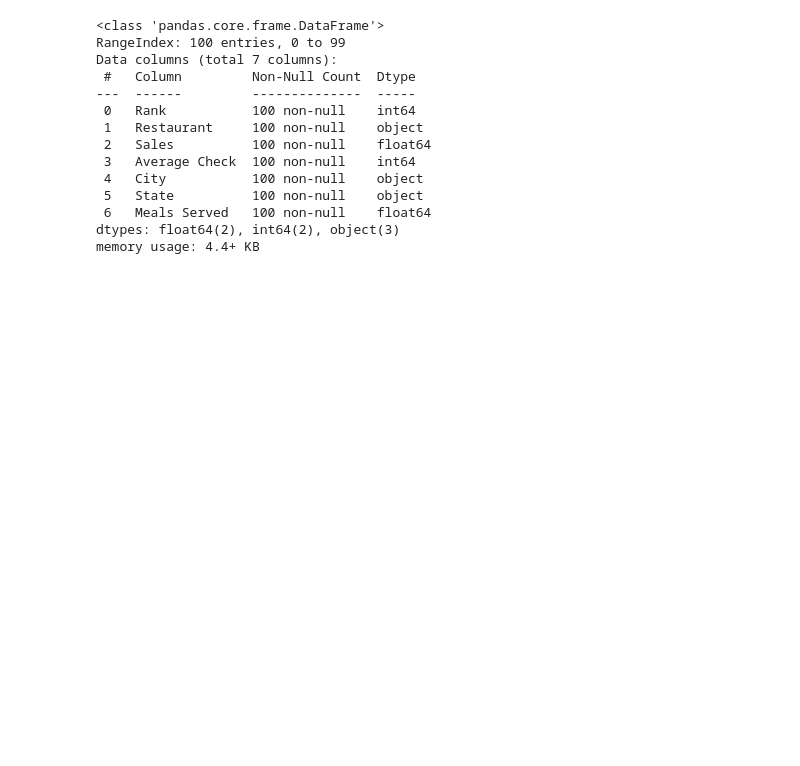
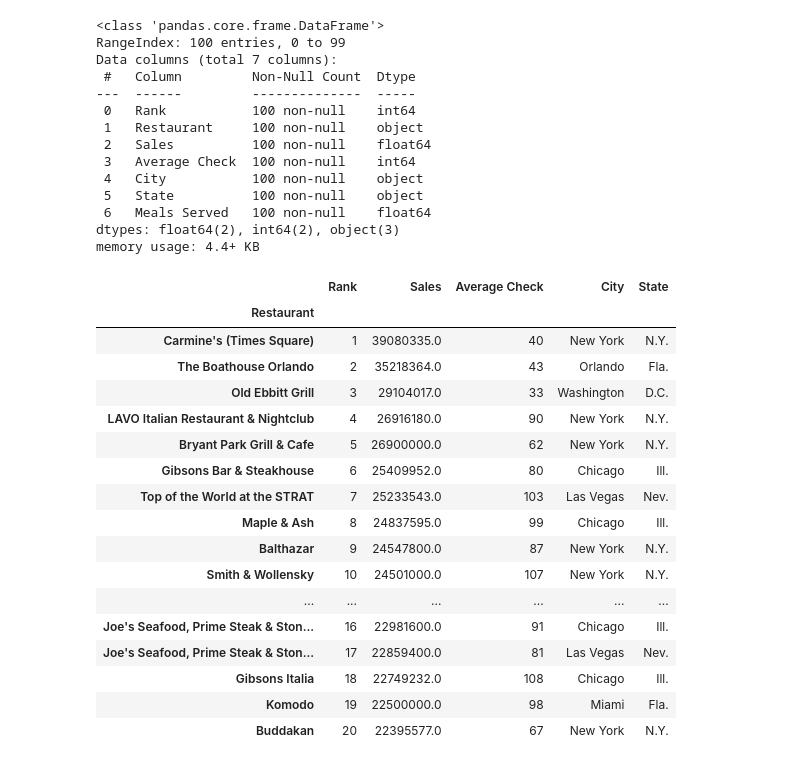
Before and after one commit to lukaszplatos/DataIntro, a Jupyter notebook: MyProject.ipynb, the cells around one changed output. Cells and saved outputs as stored; diff of their text form; code cells hidden in the pictures; blank space fills up the shorter version.

```diff
--- a/MyProject.ipynb
+++ b/MyProject.ipynb
@@ -239,4 +342,27 @@ Data columns (total 7 columns):
  6   Meals Served   100 non-null    float64
 dtypes: float64(2), int64(2), object(3)
 memory usage: 4.4+ KB
+# %%
+# Slicing
+ind.iloc[0:20, 0:6]
+ind
+# %% [output]
+|  | Rank | Sales | Average Check | City | State |
+| Restaurant |  |  |  |  |  |
+| Carmine's (Times Square) | 1 | 39080335.0 | 40 | New York | N.Y. |
+| The Boathouse Orlando | 2 | 35218364.0 | 43 | Orlando | Fla. |
+| Old Ebbitt Grill | 3 | 29104017.0 | 33 | Washington | D.C. |
+| LAVO Italian Restaurant & Nightclub | 4 | 26916180.0 | 90 | New York | N.Y. |
+| Bryant Park Grill & Cafe | 5 | 26900000.0 | 62 | New York | N.Y. |
+| Gibsons Bar & Steakhouse | 6 | 25409952.0 | 80 | Chicago | Ill. |
+| Top of the World at the STRAT | 7 | 25233543.0 | 103 | Las Vegas | Nev. |
+| Maple & Ash | 8 | 24837595.0 | 99 | Chicago | Ill. |
+| Balthazar | 9 | 24547800.0 | 87 | New York | N.Y. |
+| Smith & Wollensky | 10 | 24501000.0 | 107 | New York | N.Y. |
+| ... | ... | ... | ... | ... | ... |
+| Joe's Seafood, Prime Steak & Ston... | 16 | 22981600.0 | 91 | Chicago | Ill. |
+| Joe's Seafood, Prime Steak & Ston... | 17 | 22859400.0 | 81 | Las Vegas | Nev. |
+| Gibsons Italia | 18 | 22749232.0 | 108 | Chicago | Ill. |
+| Komodo | 19 | 22500000.0 | 98 | Miami | Fla. |
+| Buddakan | 20 | 22395577.0 | 67 | New York | N.Y. |
 # %%
```
Also changed, not shown: parts of 15 cells of this notebook.
